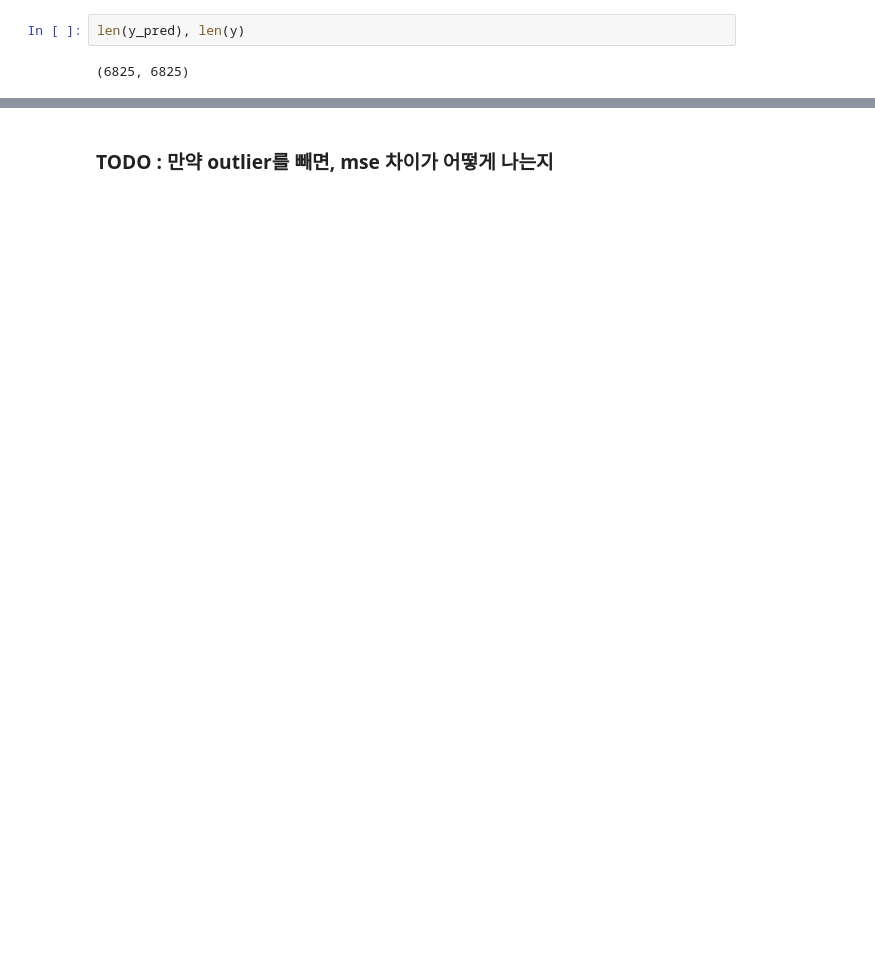
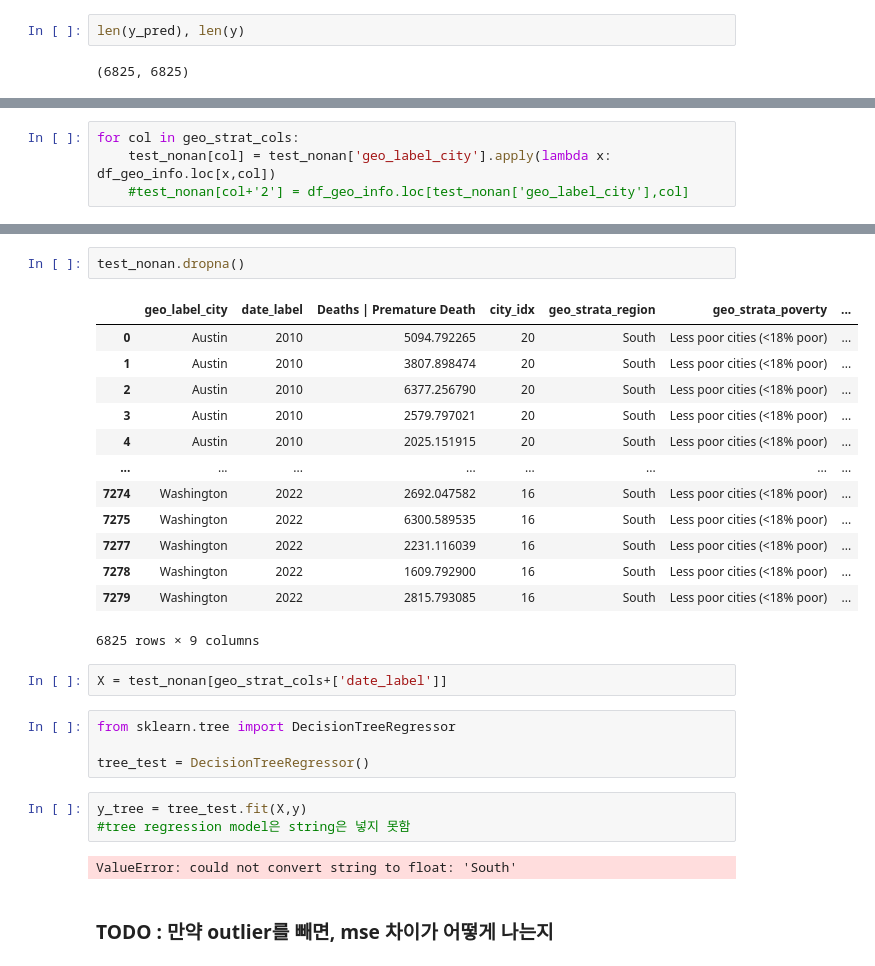
Before and after one commit to WASSUP-AIModel-3rd-Project1/Project-1, a Jupyter notebook: 240620_how_to_fill_missing.ipynb, the cells around one changed output, grey strips where cells are left out. Cells and saved outputs as stored; diff of their text form; blank space fills up the shorter version.

```diff
--- a/240620_how_to_fill_missing.ipynb
+++ b/240620_how_to_fill_missing.ipynb
@@ -737,0 +832,4 @@ print(np.mean(abs(y-y_pred)<y.std()))
+# %%
+for col in geo_strat_cols:
+    test_nonan[col] = test_nonan['geo_label_city'].apply(lambda x: df_geo_info.loc[x,col])
+    #test_nonan[col+'2'] = df_geo_info.loc[test_nonan['geo_label_city'],col]
@@ -738,2 +854,29 @@ print(np.mean(abs(y-y_pred)<y.std()))
+# %%
+test_nonan.dropna()
+# %% [output]
+|  | geo_label_city | date_label | Deaths | Premature Death | city_idx | geo_strata_region | geo_strata_poverty | ... |
+| 0 | Austin | 2010 | 5094.792265 | 20 | South | Less poor cities (<18% poor) | ... |
+| 1 | Austin | 2010 | 3807.898474 | 20 | South | Less poor cities (<18% poor) | ... |
+| 2 | Austin | 2010 | 6377.256790 | 20 | South | Less poor cities (<18% poor) | ... |
+| 3 | Austin | 2010 | 2579.797021 | 20 | South | Less poor cities (<18% poor) | ... |
+| 4 | Austin | 2010 | 2025.151915 | 20 | South | Less poor cities (<18% poor) | ... |
+| ... | ... | ... | ... | ... | ... | ... | ... |
+| 7274 | Washington | 2022 | 2692.047582 | 16 | South | Less poor cities (<18% poor) | ... |
+| 7275 | Washington | 2022 | 6300.589535 | 16 | South | Less poor cities (<18% poor) | ... |
+| 7277 | Washington | 2022 | 2231.116039 | 16 | South | Less poor cities (<18% poor) | ... |
+| 7278 | Washington | 2022 | 1609.792900 | 16 | South | Less poor cities (<18% poor) | ... |
+| 7279 | Washington | 2022 | 2815.793085 | 16 | South | Less poor cities (<18% poor) | ... |
+6825 rows × 9 columns
+# %%
+X = test_nonan[geo_strat_cols+['date_label']]
+# %%
+from sklearn.tree import DecisionTreeRegressor
+
+tree_test = DecisionTreeRegressor()
+# %%
+y_tree = tree_test.fit(X,y)
+#tree regression model은 string은 넣지 못함
+# %% [output]
+ValueError: could not convert string to float: 'South'
 # %% [markdown]
 ### TODO : 만약 outlier를 빼면, mse 차이가 어떻게 나는지
```
Also changed, not shown: parts of 23 cells of this notebook.
